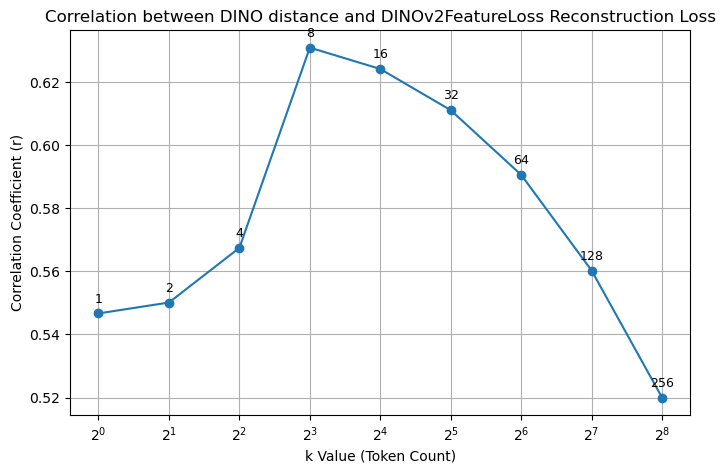
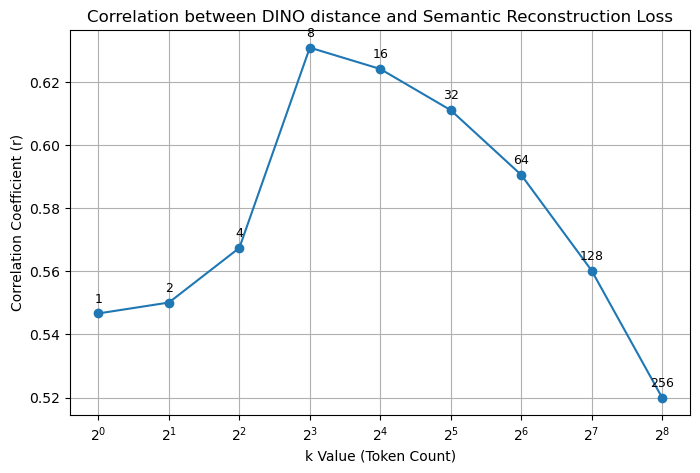
Unified diff of the notebook cell whose output changed from the first chart to the second:
--- before
+++ after
@@ -14,5 +14,6 @@
 plt.xlabel('k Value (Token Count)')
 plt.ylabel('Correlation Coefficient (r)')
-plt.title('Correlation between DINO distance and DINOv2FeatureLoss Reconstruction Loss')
+plt.title('Correlation between DINO distance and Semantic Reconstruction Loss')
 plt.grid(True)
+plt.savefig("/BS/data_mani_compress/work/thesis/thesis/output/dino_distance/dino_dist_semantic_reconstruction_loss.pdf", bbox_inches='tight')
 plt.show()

Commit: fixed the change with classification task regarding number of classes and other simple refactoring